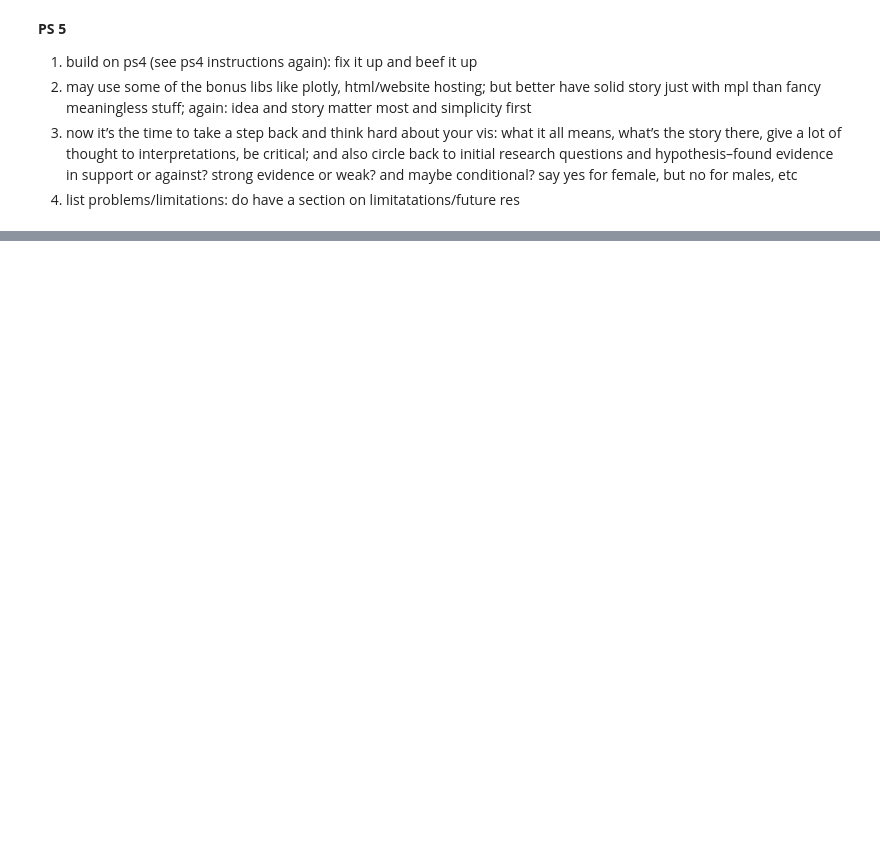
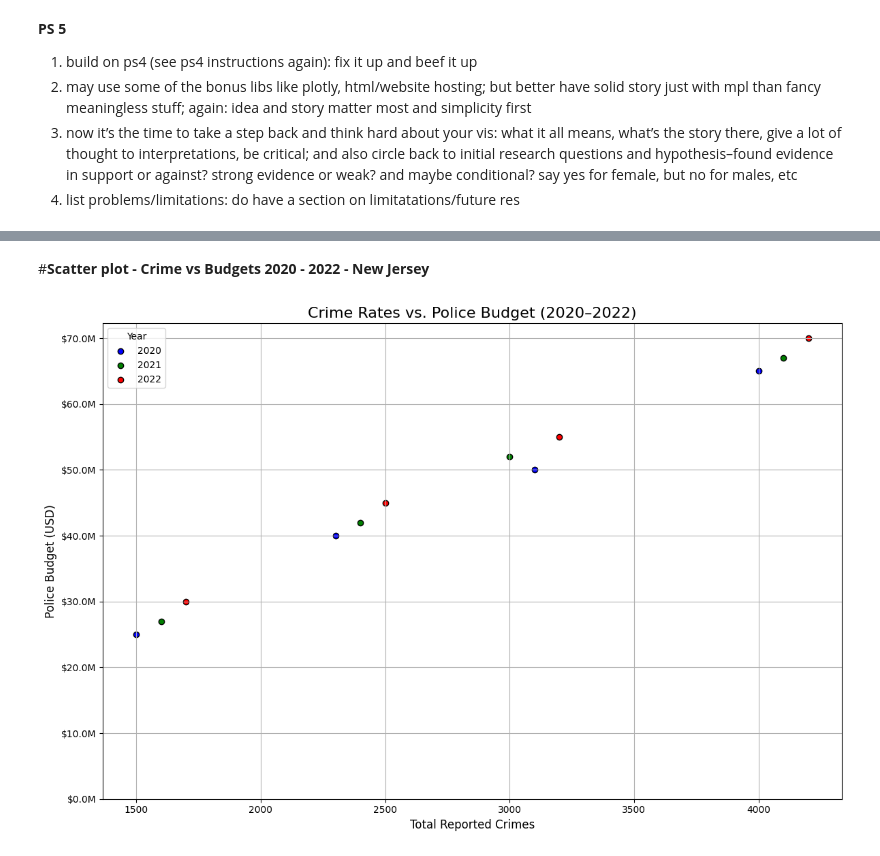
Before and after one commit to erikaguiracocha/Capstone-Project, a Jupyter notebook: Ps5erikaguiracocga.ipynb, the cells around one changed output, grey strips where cells are left out. Saved outputs shown, nothing was run; the diff lists cells and outputs as text; code cells hidden in the pictures; blank space fills up the shorter version.

```diff
--- a/Ps5erikaguiracocga.ipynb
+++ b/Ps5erikaguiracocga.ipynb
@@ -68,0 +174,65 @@ Limited Scope: The focus on only 21 counties within a single state limits genera
+# %% [markdown]
+#**Scatter plot - Crime vs Budgets 2020 - 2022 - New Jersey**
+# %%
+import numpy as np
+import matplotlib.pyplot as plt
+
+# Sample data to simulate crime and police budget data
+data = {
+    'County': ['County A', 'County B', 'County C', 'County D'],
+    '2020_Crime': [1500, 2300, 3100, 4000],
+    '2021_Crime': [1600, 2400, 3000, 4100],
+    '2022_Crime': [1700, 2500, 3200, 4200],
+    '2020_Budget': [25_000_000, 40_000_000, 50_000_000, 65_000_000],
+    '2021_Budget': [27_000_000, 42_000_000, 52_000_000, 67_000_000],
+    '2022_Budget': [30_000_000, 45_000_000, 55_000_000, 70_000_000],
+}
+
+# Create DataFrames
+crime_data = pd.DataFrame({
+    'County': data['County'],
+    '2020': data['2020_Crime'],
+    '2021': data['2021_Crime'],
+    '2022': data['2022_Crime']
+})
+
+budget_data = pd.DataFrame({
+    'County': data['County'],
+    '2020': data['2020_Budget'],
+    '2021': data['2021_Budget'],
+    '2022': data['2022_Budget']
+})
+
+# Merge datasets for each year
+merged_data_2020 = pd.merge(crime_data[['County', '2020']], budget_data[['County', '2020']],
+                            on='County', suffixes=('_Crime', '_Budget'))
+merged_data_2021 = pd.merge(crime_data[['County', '2021']], budget_data[['County', '2021']],
+                            on='County', suffixes=('_Crime', '_Budget'))
+merged_data_2022 = pd.merge(crime_data[['County', '2022']], budget_data[['County', '2022']],
+                            on='County', suffixes=('_Crime', '_Budget'))
+
+# Plotting
+plt.figure(figsize=(12, 8))
+
+plt.scatter(merged_data_2020['2020_Crime'], merged_data_2020['2020_Budget'],
+            color='blue', label='2020', edgecolor='black')
+plt.scatter(merged_data_2021['2021_Crime'], merged_data_2021['2021_Budget'],
+            color='green', label='2021', edgecolor='black')
+plt.scatter(merged_data_2022['2022_Crime'], merged_data_2022['2022_Budget'],
+            color='red', label='2022', edgecolor='black')
+
+# Formatting
+plt.title('Crime Rates vs. Police Budget (2020–2022)', fontsize=16)
+plt.xlabel('Total Reported Crimes', fontsize=12)
+plt.ylabel('Police Budget (USD)', fontsize=12)
+plt.legend(title='Year')
+
+max_budget = max(budget_data[['2020', '2021', '2022']].values.flatten())
+y_ticks = np.arange(0, max_budget + 10_000_000, 10_000_000)
+plt.yticks(y_ticks, [f'${x/1e6:.1f}M' for x in y_ticks])
+
+plt.grid(True)
+plt.tight_layout()
+plt.show()
+# %% [output]
+[figure, added]
```
Also changed, not shown: parts of 27 cells of this notebook.
